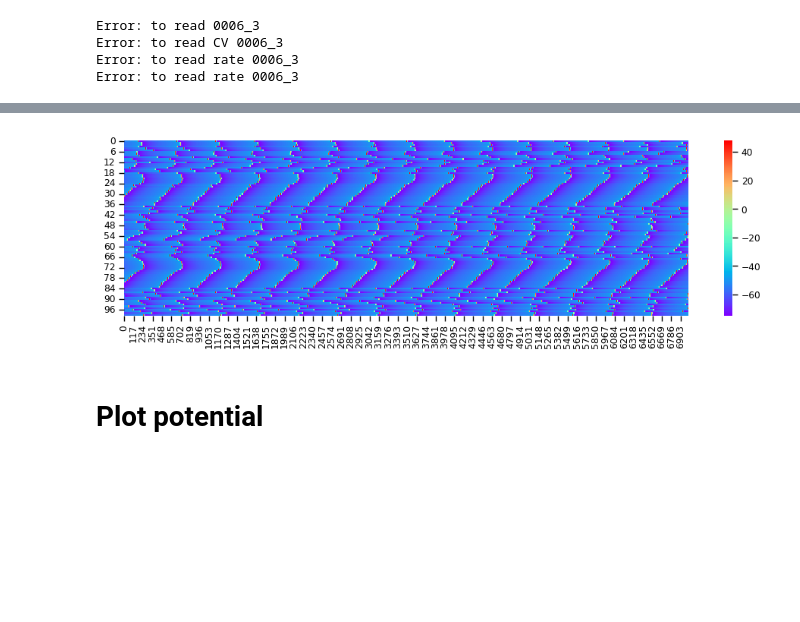
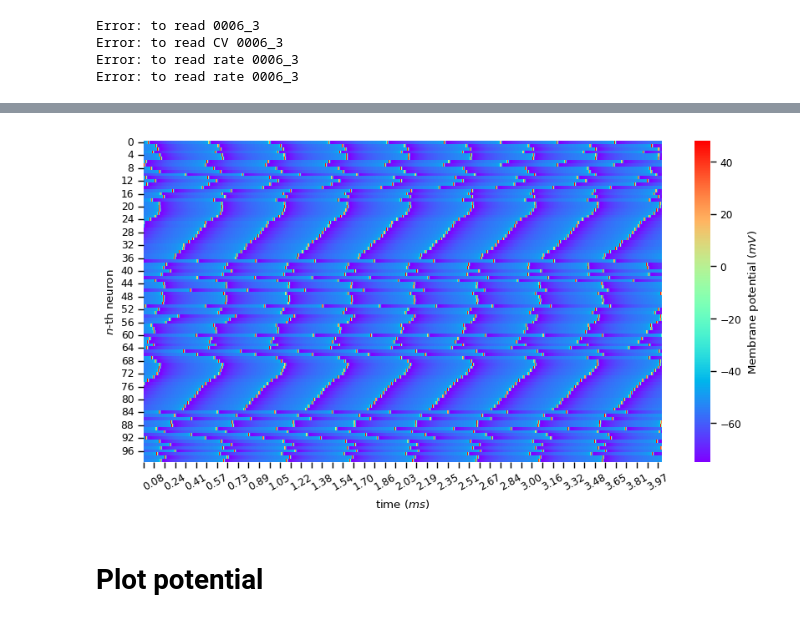
Before and after one commit to FernandoSBorges/chimeras, a Jupyter notebook: notebooks/load_data.ipynb, the cells around one changed output, grey strips where cells are left out. Cells and saved outputs as stored; diff of their text form; code cells hidden in the pictures; blank space fills up the shorter version.

```diff
--- a/notebooks/load_data.ipynb
+++ b/notebooks/load_data.ipynb
@@ -302,12 +303,23 @@ for data in datas.values():
 mapa = np.zeros((100, len(datas['0.21_0.0001']['simData']['t'])))
 for i, value in enumerate(datas['0.21_0.0001']['simData']['V_soma'].values()):
     mapa[i] = value
-# %%
-plt.figure(figsize=(12,3))
-sns.heatmap(mapa[:,-7000:], cmap='rainbow')
-plt.show()
-# %% [output]
-[figure, removed]
+# %%
+
+fig, ax = plt.subplots(figsize=(10,5))
+heatmap = sns.heatmap(mapa[:,-4000:], cmap='rainbow', ax=ax,
+                      cbar_kws={'label': 'Membrane potential $(mV)$'})
+
+heatmap.set(xlim = (0,4000))
+
+xlabels = ['{:,.2f}'.format(x) if i%2!=0 else '' for i, x in enumerate(heatmap.get_xticks()/1000)]
+heatmap.set_xticklabels(xlabels)
+plt.xticks(rotation=30)
+
+plt.ylabel('$n$-th neuron')
+plt.xlabel('time ($ms$)')
+plt.show()
+# %% [output]
+[figure, added]
 # %%
 # spkt = datas['0.2_0.0001']['simData']['spkt'][:4000]
 # spkid = datas['0.2_0.0001']['simData']['spkid'][:4000]
```
Also changed, not shown: parts of 1 cell of this notebook.
